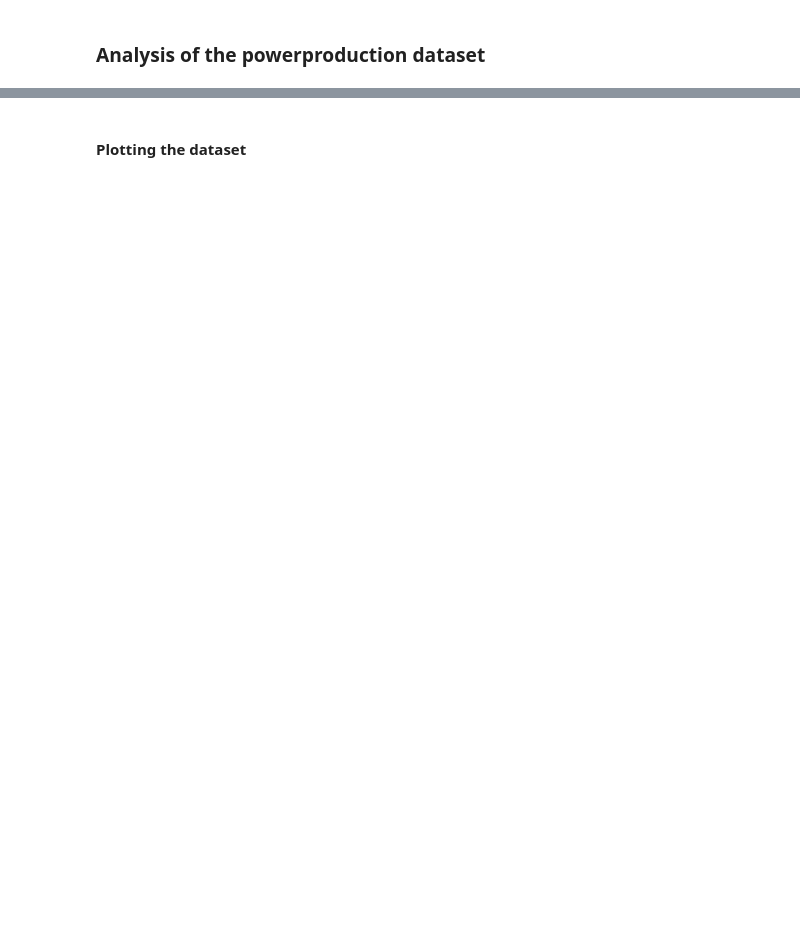
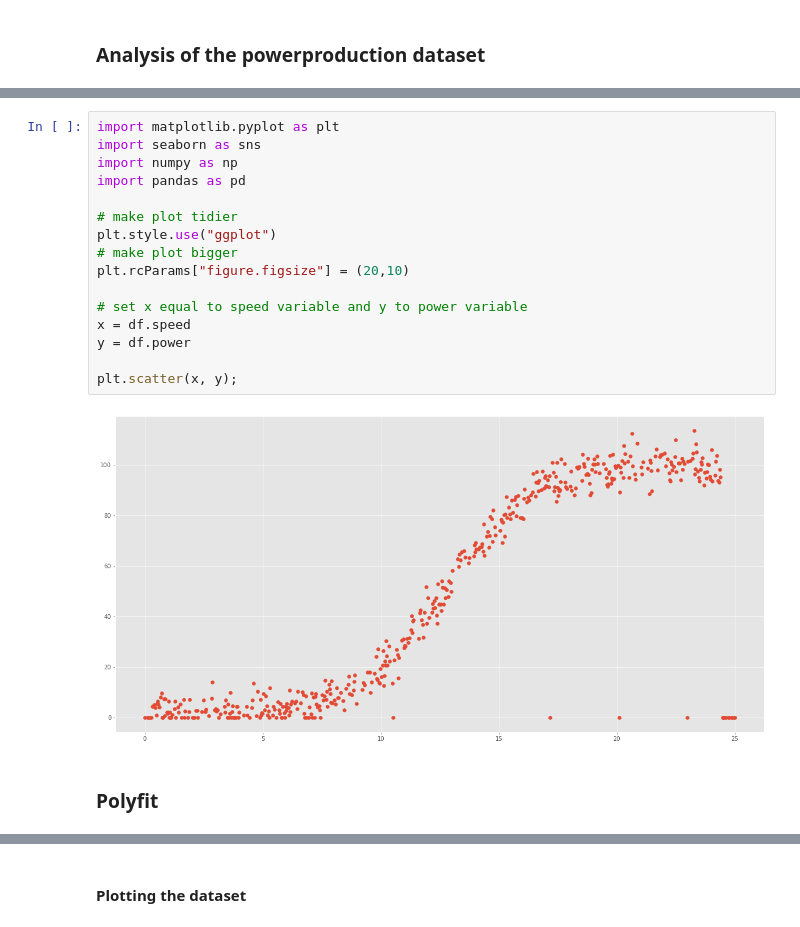
Before and after one commit to nmanley73/Project-Fundamentals, a Jupyter notebook: Project-Fundamentals.ipynb, the cells around one changed output, grey strips where cells are left out. Cells and saved outputs as stored; diff of their text form; blank space fills up the shorter version.

Commit message:
save image and update to notebook

```diff
--- a/Project-Fundamentals.ipynb
+++ b/Project-Fundamentals.ipynb
@@ -38,0 +52,20 @@ There are a number of records which don't conform to the overall trend in the da
+# %%
+import matplotlib.pyplot as plt
+import seaborn as sns
+import numpy as np
+import pandas as pd
+
+# make plot tidier
+plt.style.use("ggplot")
+# make plot bigger
+plt.rcParams["figure.figsize"] = (20,10)
+
+# set x equal to speed variable and y to power variable
+x = df.speed
+y = df.power
+
+plt.scatter(x, y);
+# %% [output]
+[figure, added]
+# %% [markdown]
+### Polyfit
```
Also changed, not shown: parts of 8 cells of this notebook, 1 other file.
